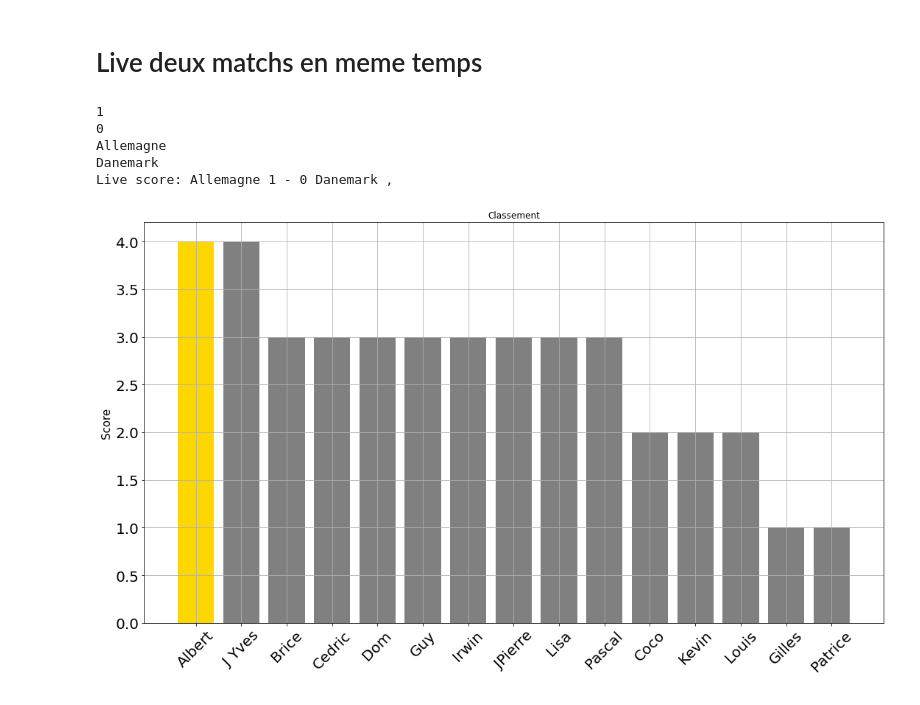
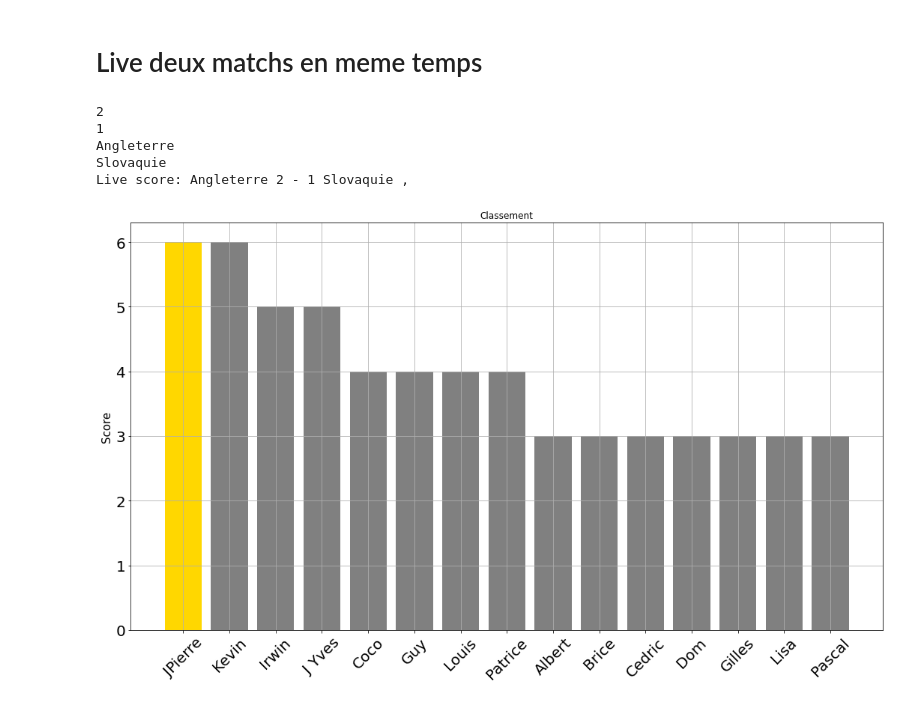
Before and after one commit to coraliegrobel/Classement, a Jupyter notebook: test2.ipynb, the cells around one changed output. Cells and saved outputs as stored; diff of their text form; code cells hidden in the pictures.

```diff
--- a/test2.ipynb
+++ b/test2.ipynb
@@ -39,6 +39,8 @@ for match in all_match:
     df[b] = "Pas joué"
 # %%
 df["Suisse-Italie score_final"] = "2-0"
+df["All-Danemark score_final"] = "2-0"
+df["Angl-Slovak score_final"] = "0-1"
 # %%
 for match in all_match:
     s = match + " points"
@@ -402,7 +404,7 @@ while True:
 
     # Match 1
     driver1 = webdriver.Chrome(options=chrome_options)
-    driver1.get("https://www.livescore.in/fr/match/UmziYSZ0/#/resume-du-match/resume-du-match")
+    driver1.get("https://www.livescore.in/fr/match/QZ9sqLro/#/resume-du-match/resume-du-match")
 
     # Match 2
     #driver2 = webdriver.Chrome(options=chrome_options)
@@ -461,14 +463,14 @@ while True:
 
         # Match 1 DataFrame update
         if domicile1 and exterieur1:
-            df['All-Danemark score_final'] = str(domicile1.text) + "-" + str(exterieur1.text)
-            s = "All-Danemark points"
-            a = "All-Danemark real winner"
-            int_ = "All-Danemark basic"
-            score = "All-Danemark score_final"
+            df['Angl-Slovak score_final'] = str(domicile1.text) + "-" + str(exterieur1.text)
+            s = "Angl-Slovak points"
+            a = "Angl-Slovak real winner"
+            int_ = "Angl-Slovak basic"
+            score = "Angl-Slovak score_final"
             df[a] = df[score].apply(lambda x: compute_winner(x))
-            df[s] = np.where(df["All-Danemark score_final"] == df['All-Danemark'], 3, 0)
-            df[int_] = np.where(df["All-Danemark winner"] == df[a], 1, 0)
+            df[s] = np.where(df["Angl-Slovak score_final"] == df['Angl-Slovak'], 3, 0)
+            df[int_] = np.where(df["Angl-Slovak winner"] == df[a], 1, 0)
             df[int_] = df.apply(lambda row: 0 if row[s] == 3 else row[int_], axis=1)
             df[s] = df[s] + df[int_]
             df.drop(int_, axis=1, inplace=True)
@@ -493,35 +495,35 @@ while True:
         test = pd.DataFrame(df.groupby(["Participants"])["total_score"].max().sort_values(ascending=False))
         test.reset_index(inplace=True)
         affichage_2 = df[affichage].sort_values("total_score", ascending=False)
         affichage_2.to_html('classement_table.html', index=False)
 
         plt.figure(figsize=(18, 10))
         plt.bar(test["Participants"], test["total_score"], color=['gold', "grey","grey","grey","grey","grey","grey","grey","grey","grey","grey","grey","grey","grey","grey"] * 11)
         plt.ylabel('Score', fontsize=15)
         plt.title('Classement')
         plt.xticks(fontsize=20, rotation=45)
         plt.yticks(fontsize=20)
         plt.grid(True)
         plt.savefig('classement.png')
         plt.show()
         plt.close()
 
         status_output = subprocess.run(['git', 'status', '--porcelain'], capture_output=True, text=True).stdout.strip()
 
         if status_output:
             subprocess.run(['git', 'add', 'classement.png', 'index.html', 'classement_table.html', "test2.ipynb", "index.html", "live_score.html"], check=True)
             subprocess.run(['git', 'commit', '-m', 'Update classement plot'], check=True)
             subprocess.run(['git', 'push'], check=True)
     finally:
         driver1.quit()
         #driver2.quit()
 
     # Sleep for 4 minutes (4 minutes * 60 seconds)
     time.sleep(4 * 60)
 # %% [output]
+2
 1
-0
-Allemagne
-Danemark
-Live score: Allemagne 1 - 0 Danemark ,
+Angleterre
+Slovaquie
+Live score: Angleterre 2 - 1 Slovaquie ,
-[figure, old version]
+[figure, new version]
```
Also changed, not shown: parts of 3 cells of this notebook, 3 other files.
